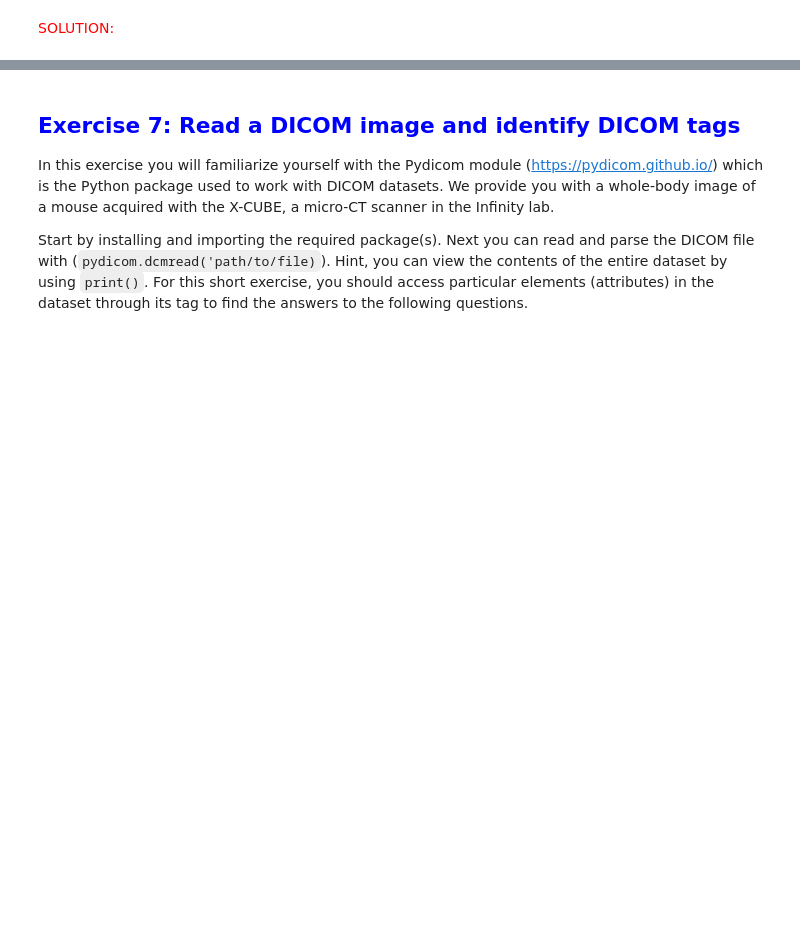
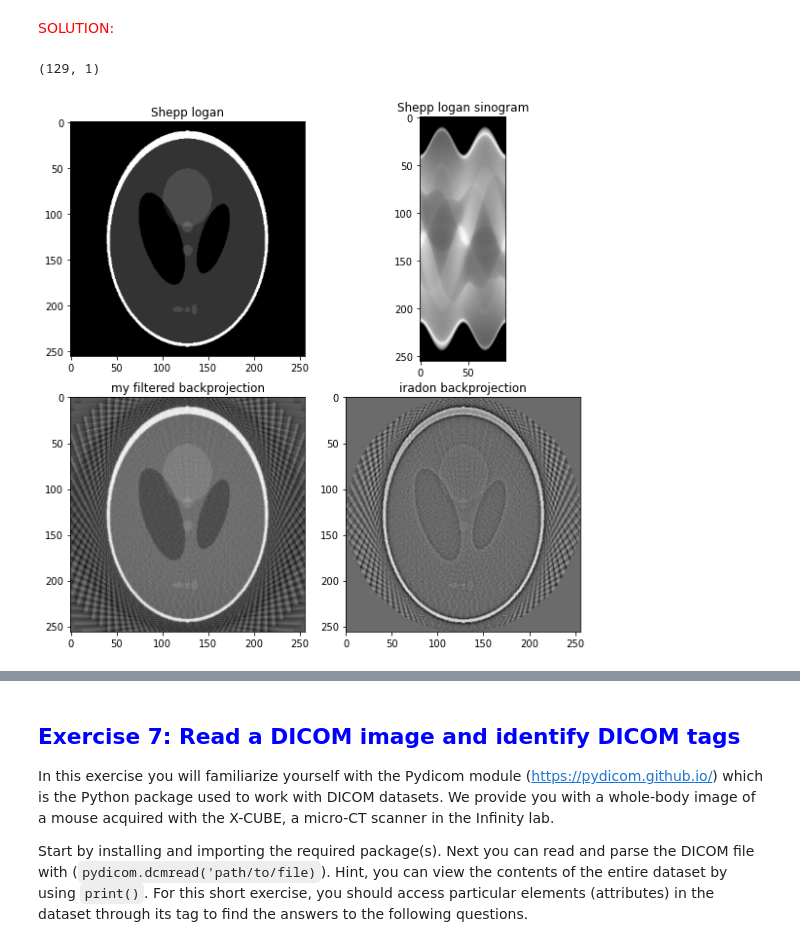
Before and after one commit to cesarz10/Medical-Imaging-UGent, a Jupyter notebook: Practicum_1/UPDATED_Practicum1_ImageFormationAndReconstruction.ipynb, the cells around one changed output, grey strips where cells are left out. Saved outputs shown, nothing was run; the diff lists cells and outputs as text; code cells hidden in the pictures; blank space fills up the shorter version.

```diff
--- a/Practicum_1/UPDATED_Practicum1_ImageFormationAndReconstruction.ipynb
+++ b/Practicum_1/UPDATED_Practicum1_ImageFormationAndReconstruction.ipynb
@@ -398,8 +398,41 @@ from skimage.transform import rescale, iradon
 image = shepp_logan_phantom()
 image = rescale(image, scale=256/400)
 ramp = np.linspace(0, 1, num=256//2 + 1)
+ramp = ramp[:, np.newaxis]
 # %% [markdown]
 <font color='red'> SOLUTION: </font>
+# %%
+fft_dom = rfft(my_sin, axis=0)
+
+filtered_fft = fft_dom * ramp
+sin_dom = irfft(filtered_fft, axis=0)
+back_projection = my_back_projector(image, sin_dom, 360, 90)
+
+theta_irad = np.linspace(0, 360, 90, endpoint=False)
+iradon_backprojection = iradon(sin_dom, theta_irad, filter_name='ramp')
+
+
+# plotting
+figs, axs = plt.subplots(2, 2, figsize=(8, 8))
+figs.tight_layout()
+
+axs[0,0].imshow(image, cmap='gray')
+axs[0,0].set_title('Shepp logan')
+
+axs[0,1].imshow(my_sin, cmap='gray')
+axs[0,1].set_title('Shepp logan sinogram')
+
+axs[1,0].imshow(back_projection, cmap='gray')
+axs[1,0].set_title('my filtered backprojection')
+
+axs[1,1].imshow(iradon_backprojection, cmap='gray')
+axs[1,1].set_title('iradon backprojection')
+
+plt.savefig(f"report/EX_6_my_filtered_backprojector.png")
+plt.show()
+# %% [output]
+(129, 1)
+[figure, added]
 # %% [markdown]
 ## 3. Read and visualize images
 ### 3.1 DICOM
```
Also changed, not shown: parts of 2 cells of this notebook, 2 other files.
